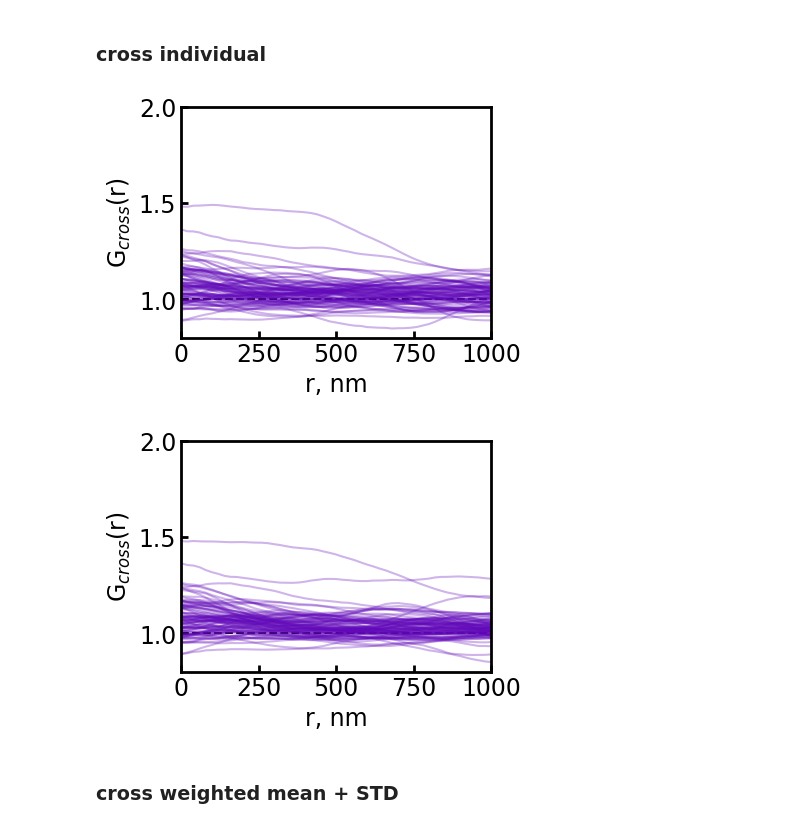
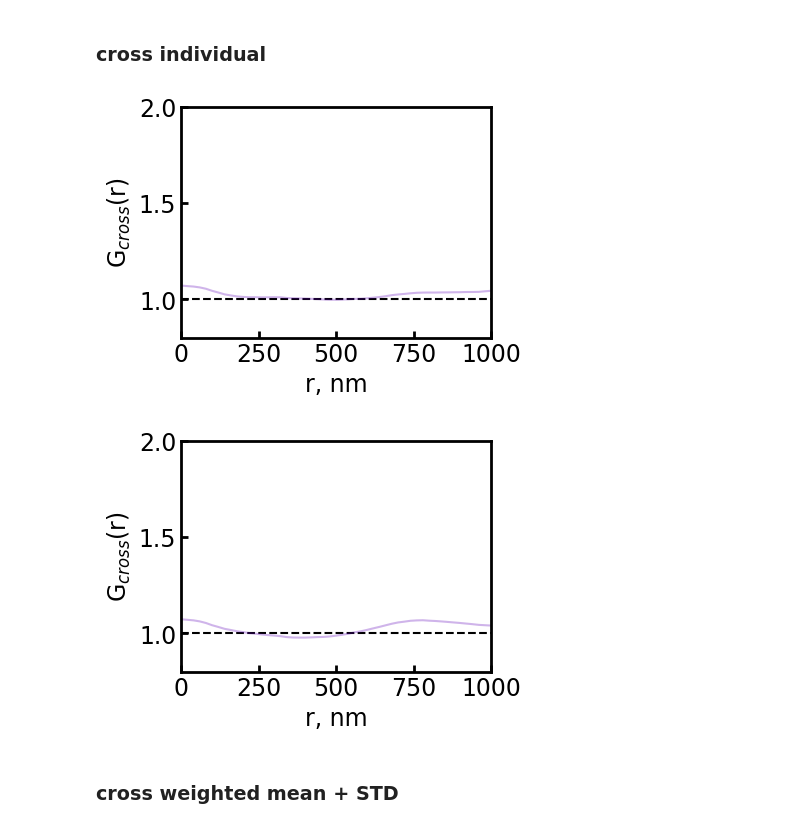
Before and after one commit to walterlab-um/intra_condensate_SPT, a Jupyter notebook: plot_paper_figure/Fig3_FL_FUS_ALEX_PCF.ipynb, the cells around one changed output. Drawn from its saved outputs; the diff is of its cells as text; code cells hidden in the pictures.

```diff
--- a/plot_paper_figure/Fig3_FL_FUS_ALEX_PCF.ipynb
+++ b/plot_paper_figure/Fig3_FL_FUS_ALEX_PCF.ipynb
@@ -376,40 +376,47 @@ print(str_num)
 # %%
 # Plot individual curves for perLoc
 lst_PCF_per_condensate = dict_toplot['lst_cross_PCF_FUSref']
 plt.figure(figsize=(4, 3))
 plt.axhline(1, c="k", ls="--")
-for current_PCF in lst_PCF_per_condensate:
-    plt.plot(bins, current_PCF, c="#6209ba", alpha=0.3)
+
+for current_PCF, fname_FUS in zip(lst_PCF_per_condensate, dict_toplot["filenames_FUS"]):
+    if fname_FUS == "20230928-FOV-5-condensateID-78-left.csv":
+        plt.plot(bins, current_PCF, c="#6209ba", alpha=0.3)
+
 plt.xlim(bins[0], bins[-1])
 plt.ylim(0.8, 2)
 plt.xlabel("r, nm", fontsize=17)
 plt.ylabel(r"G$_{cross}$(r)", fontsize=17)
 plt.gca().spines[:].set_linewidth(2)
 plt.gca().tick_params(
     axis="both",
     which="major",
     labelsize=17,
     direction="in",
     bottom=True,
     left=True,
     length=5,
     width=2,
 )
 plt.savefig(
     "cross_PCF_FUSref_" + switch_perLoc_perTrack + "_individual.png",
     format="png",
     bbox_inches="tight",
     dpi=300,
 )
 # %% [output]
-[figure, old version]
+[figure, new version]
 # %%
 # Plot individual curves for perLoc
 lst_PCF_per_condensate = dict_toplot['lst_cross_PCF_RNAref']
 plt.figure(figsize=(4, 3))
 plt.axhline(1, c="k", ls="--")
-for current_PCF in lst_PCF_per_condensate:
-    plt.plot(bins, current_PCF, c="#6209ba", alpha=0.3)
+
+for current_PCF, fname_FUS in zip(lst_PCF_per_condensate, dict_toplot["filenames_FUS"]):
+    if fname_FUS == "20230928-FOV-5-condensateID-78-left.csv":
+        plt.plot(bins, current_PCF, c="#6209ba", alpha=0.3)
+
+
 plt.xlim(bins[0], bins[-1])
 plt.ylim(0.8, 2)
 plt.xlabel("r, nm", fontsize=17)
@@ -432,7 +439,7 @@ plt.savefig(
     dpi=300,
 )
 # %% [output]
-[figure, old version]
+[figure, new version]
 # %% [markdown]
 ### cross weighted mean + STD
 # %%
```
Also changed, not shown: parts of 1 cell of this notebook, 2 other files.
